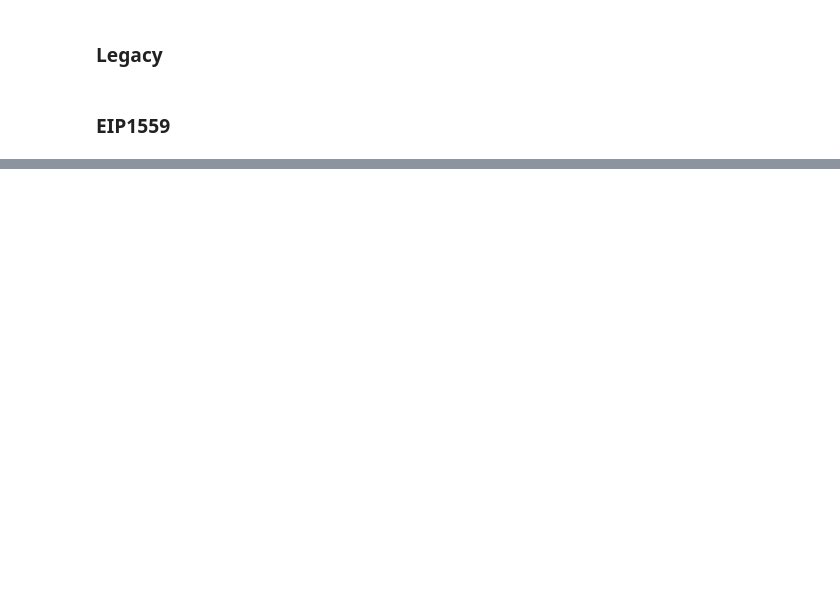
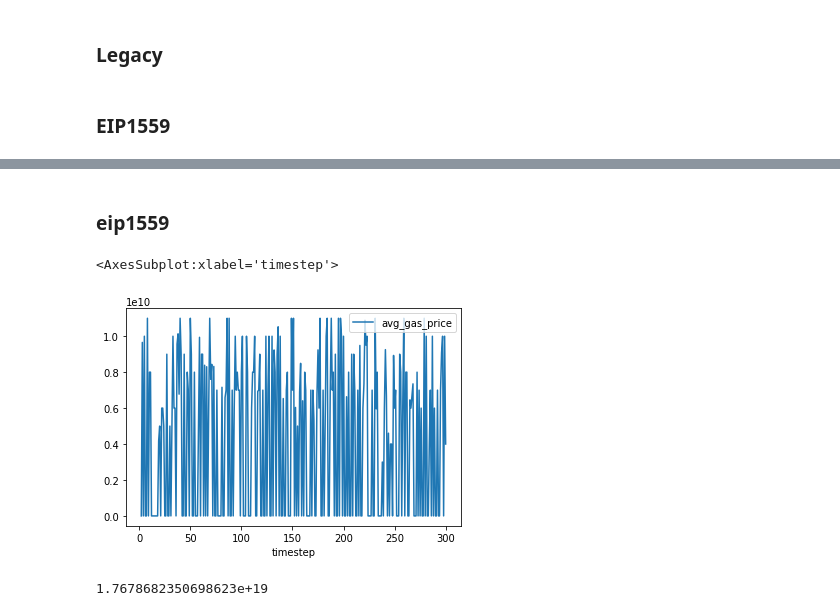
Before and after one commit to SHSR2001/abm1559, a Jupyter notebook: sma_project/main_notebook.ipynb, the cells around one changed output, grey strips where cells are left out. Saved outputs shown, nothing was run; the diff lists cells and outputs as text; code cells hidden in the pictures; blank space fills up the shorter version.

```diff
--- a/sma_project/main_notebook.ipynb
+++ b/sma_project/main_notebook.ipynb
@@ -225,11 +399,11 @@ psub = [{
 
 initial_state = {
     "demand": {},
-    "latest_block": block(size = 0, transactions=[]),
+    "latest_block": block(size = 0, transactions=[], avg_gas_price = 0),
     "basefee": 10 * (10 ** 9)
 }
 
-blocks = 30
+blocks = 300
 
 model = Model(
     initial_state=initial_state,
@@ -284,0 +495,11 @@ df2
+# %% [markdown]
+### eip1559
+# %%
+df2[df2.timestep > 1].plot("timestep", "avg_gas_price")
+# %% [output]
+<AxesSubplot:xlabel='timestep'>
+[figure, added]
+# %%
+df2['avg_gas_price'].var()
+# %% [output]
+1.7678682350698623e+19
```
Also changed, not shown: parts of 45 cells of this notebook.
